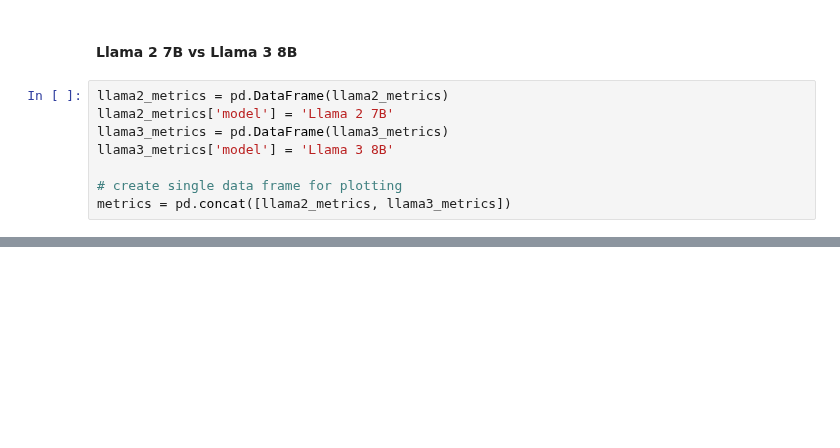
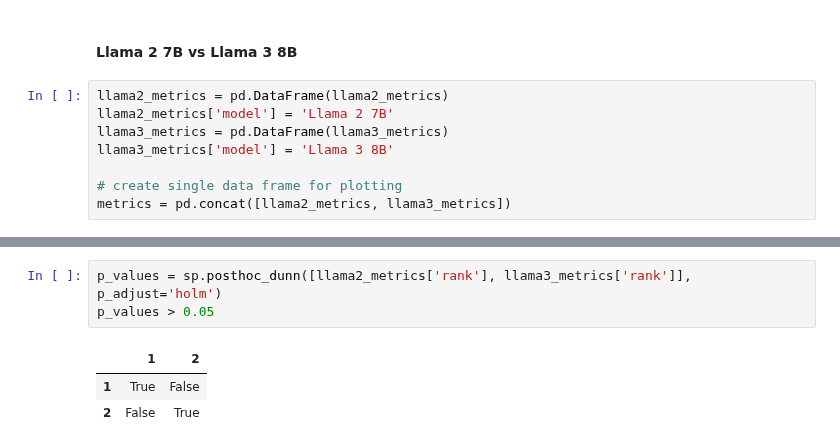
Before and after one commit to zaai-ai/lab, a Jupyter notebook: large-language-models/llama-3/llama.ipynb, the cells around one changed output, grey strips where cells are left out. Cells and saved outputs as stored; diff of their text form; blank space fills up the shorter version.

```diff
--- a/large-language-models/llama-3/llama.ipynb
+++ b/large-language-models/llama-3/llama.ipynb
@@ -109,0 +96,7 @@ plt.show()
+# %%
+p_values = sp.posthoc_dunn([llama2_metrics['rank'], llama3_metrics['rank']], p_adjust='holm')
+p_values > 0.05
+# %% [output]
+|  | 1 | 2 |
+| 1 | True | False |
+| 2 | False | True |
```
Also changed, not shown: parts of 5 cells of this notebook, 3 other files.
